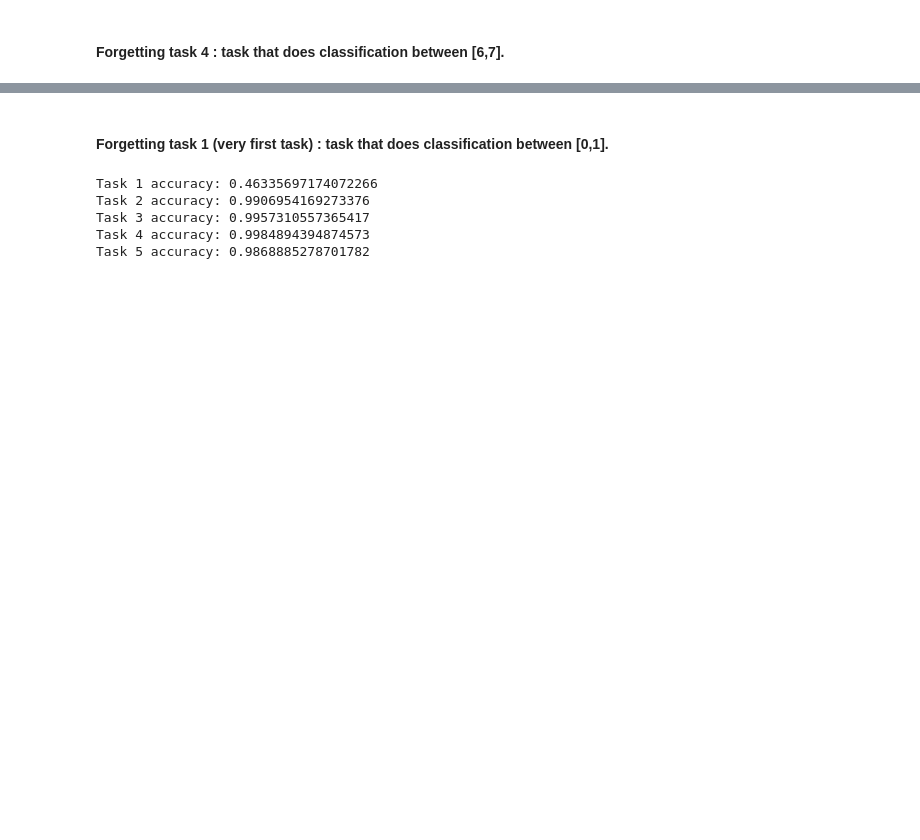
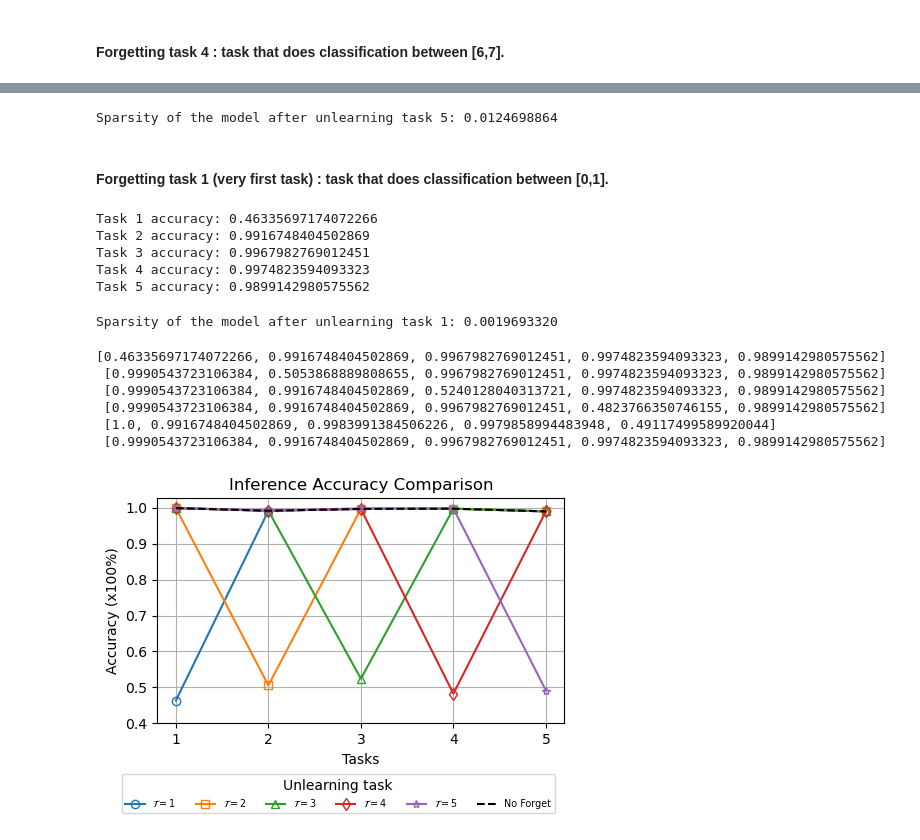
Before and after one commit to rkarn/Machine-Unlearning, a Jupyter notebook: Unlearning_ProgressiveLearning_MNIST.ipynb, the cells around one changed output, grey strips where cells are left out. Drawn from its saved outputs; the diff is of its cells as text; code cells hidden in the pictures; blank space fills up the shorter version.

Commit message:
Dynamic architecture added

```diff
--- a/Unlearning_ProgressiveLearning_MNIST.ipynb
+++ b/Unlearning_ProgressiveLearning_MNIST.ipynb
@@ -240,6 +266,7 @@ It's worth mentioning that the accuracy for the forget task doesn't precisely re
 #### Zeroing weights at the hidden layers as well as output layer.
 # %%
 forget_task=2
+forget_T2_acc = []
 class_to_forget = task_labels[forget_task-1]
 #Zero out the weights corresponding to this class
 for task_id in range(num_tasks):
@@ -258,5 +285,7 @@ for task_id in range(num_tasks):
                     zero_bias_location = Model_Perf_save['shape'][task_id-1][2*k+1]
                     biases[zero_bias_location[0]:] = 0
             layer.set_weights([weights, biases])
-    print(f'Task {task_id+1} accuracy: {loaded_model.evaluate(task_list[task_id][4], task_list[task_id][5], verbose=0)[1]}')
+    result = loaded_model.evaluate(task_list[task_id][4], task_list[task_id][5], verbose=0)[1]
+    forget_T2_acc.append(result)
+    print(f'Task {task_id+1} accuracy: {result}')
 # %% [output]
@@ -271,6 +304,7 @@ Impact is minimal on other tasks when zeroing the hidden layer weights.
 #### Forgetting task 3 : task that does classification between [4,5].
 # %%
 forget_task=3
+forget_T3_acc = []
 class_to_forget = task_labels[forget_task-1]
 #Zero out the weights corresponding to this class
 for task_id in range(num_tasks):
@@ -289,5 +323,7 @@ for task_id in range(num_tasks):
                     zero_bias_location = Model_Perf_save['shape'][task_id-1][2*k+1]
                     biases[zero_bias_location[0]:] = 0
             layer.set_weights([weights, biases])
-    print(f'Task {task_id+1} accuracy: {loaded_model.evaluate(task_list[task_id][4], task_list[task_id][5], verbose=0)[1]}')
+    result = loaded_model.evaluate(task_list[task_id][4], task_list[task_id][5], verbose=0)[1]
+    forget_T3_acc.append(result)
+    print(f'Task {task_id+1} accuracy: {result}')
 # %% [output]
@@ -300,6 +340,7 @@ Task 5 accuracy: 0.9868885278701782
 #### Forgetting task 4 : task that does classification between [6,7].
 # %%
 forget_task=4
+forget_T4_acc = []
 class_to_forget = task_labels[forget_task-1]
 #Zero out the weights corresponding to this class
 for task_id in range(num_tasks):
@@ -318,5 +359,7 @@ for task_id in range(num_tasks):
                     zero_bias_location = Model_Perf_save['shape'][task_id-1][2*k+1]
                     biases[zero_bias_location[0]:] = 0
             layer.set_weights([weights, biases])
-    print(f'Task {task_id+1} accuracy: {loaded_model.evaluate(task_list[task_id][4], task_list[task_id][5], verbose=0)[1]}')
+    result = loaded_model.evaluate(task_list[task_id][4], task_list[task_id][5], verbose=0)[1]
+    forget_T4_acc.append(result)
+    print(f'Task {task_id+1} accuracy: {result}')
 # %% [output]
@@ -328,7 +407,12 @@ Task 5 accuracy: 0.9868885278701782
+# %%
+print('Sparsity of the model after unlearning task 5:', "{:.10f}".format(calculate_sparsity(loaded_model)) )
+# %% [output]
+Sparsity of the model after unlearning task 5: 0.0124698864
 # %% [markdown]
 #### Forgetting task 1 (very first task) : task that does classification between [0,1].
 # %%
 forget_task=1
+forget_T1_acc = []
 class_to_forget = task_labels[forget_task-1]
 #Zero out the weights corresponding to this class
 for task_id in range(num_tasks):
@@ -352,10 +436,59 @@ for task_id in range(num_tasks):
                     else:
                         pass
             layer.set_weights([weights, biases])
-    print(f'Task {task_id+1} accuracy: {loaded_model.evaluate(task_list[task_id][4], task_list[task_id][5], verbose=0)[1]}')
+    result = loaded_model.evaluate(task_list[task_id][4], task_list[task_id][5], verbose=0)[1]
+    forget_T1_acc.append(result)
+    print(f'Task {task_id+1} accuracy: {result}')
 # %% [output]
 Task 1 accuracy: 0.46335697174072266
-Task 2 accuracy: 0.9906954169273376
-Task 3 accuracy: 0.9957310557365417
-Task 4 accuracy: 0.9984894394874573
-Task 5 accuracy: 0.9868885278701782
+Task 2 accuracy: 0.9916748404502869
+Task 3 accuracy: 0.9967982769012451
+Task 4 accuracy: 0.9974823594093323
+Task 5 accuracy: 0.9899142980575562
+# %%
+print('Sparsity of the model after unlearning task 1:', "{:.10f}".format(calculate_sparsity(loaded_model)) )
+# %% [output]
+Sparsity of the model after unlearning task 1: 0.0019693320
+# %%
+print(forget_T1_acc, '\n', forget_T2_acc, '\n', forget_T3_acc, '\n', forget_T4_acc, '\n', forget_T5_acc, '\n', learn_accuracy )
+# %% [output]
+[0.46335697174072266, 0.9916748404502869, 0.9967982769012451, 0.9974823594093323, 0.9899142980575562]
+ [0.9990543723106384, 0.5053868889808655, 0.9967982769012451, 0.9974823594093323, 0.9899142980575562]
+ [0.9990543723106384, 0.9916748404502869, 0.5240128040313721, 0.9974823594093323, 0.9899142980575562]
+ [0.9990543723106384, 0.9916748404502869, 0.9967982769012451, 0.4823766350746155, 0.9899142980575562]
+ [1.0, 0.9916748404502869, 0.9983991384506226, 0.9979858994483948, 0.49117499589920044]
+ [0.9990543723106384, 0.9916748404502869, 0.9967982769012451, 0.9974823594093323, 0.9899142980575562]
+# %%
+import matplotlib.pyplot as plt
+import numpy as np
+plt.figure(figsize=(5, 4))
+
+# Plotting the lists
+plt.plot(np.arange(1, 6), forget_T1_acc, label='$\mathcal{T}=1$', marker='o', fillstyle = 'none')
+plt.plot(np.arange(1, 6), forget_T2_acc, label='$\mathcal{T}=2$', marker='s', fillstyle = 'none')
+plt.plot(np.arange(1, 6), forget_T3_acc, label='$\mathcal{T}=3$', marker='^', fillstyle = 'none')
+plt.plot(np.arange(1, 6), forget_T4_acc, label='$\mathcal{T}=4$', marker='d', fillstyle = 'none')
+plt.plot(np.arange(1, 6), forget_T5_acc, label='$\mathcal{T}=5$', marker='*', fillstyle = 'none')
+plt.plot(np.arange(1, 6), learn_accuracy, label='No Forget', linestyle='--', color='black', fillstyle = 'none')
+
+# Adding labels and title
+plt.xlabel('Tasks')
+plt.ylabel('Accuracy (x100%)')
+plt.title('Inference Accuracy Comparison')
+
+# Adding grid
+plt.grid(True)
+
+# Setting x-axis ticks
+plt.xticks(np.arange(1, 6))
+plt.yticks([0.4, 0.5, 0.6, 0.7, 0.8, 0.9, 1])
+
+# Adding legend
+plt.legend(title='Unlearning task', bbox_to_anchor=(-0.1, -0.42), loc='lower left', ncol=6,  fontsize='x-small')
+
+plt.tight_layout()
+plt.savefig('Dynamic_zero.pdf')
+# Displaying the plot
+plt.show()
+# %% [output]
+[figure, added]
```
Also changed, not shown: parts of 16 cells of this notebook, 1 other file.
